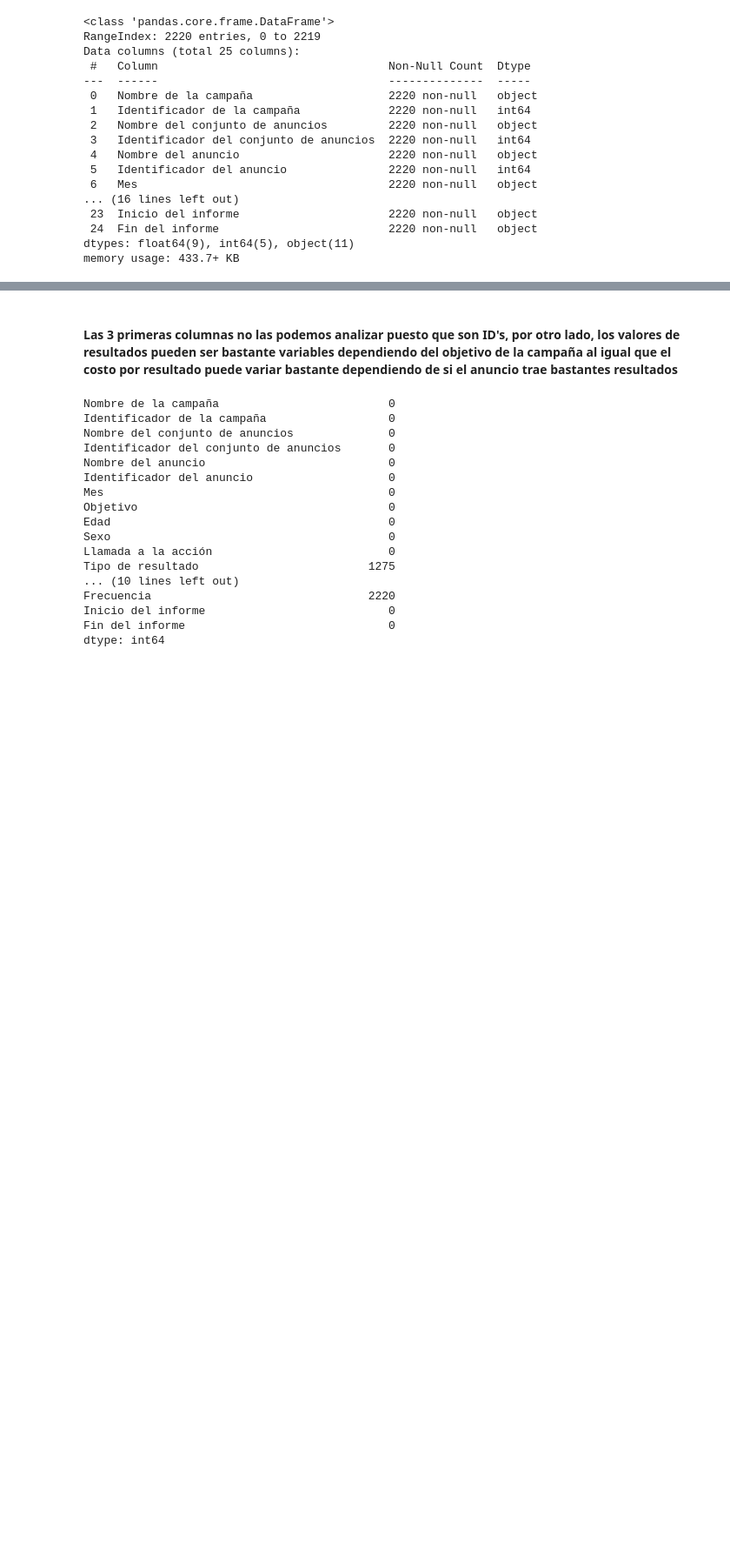
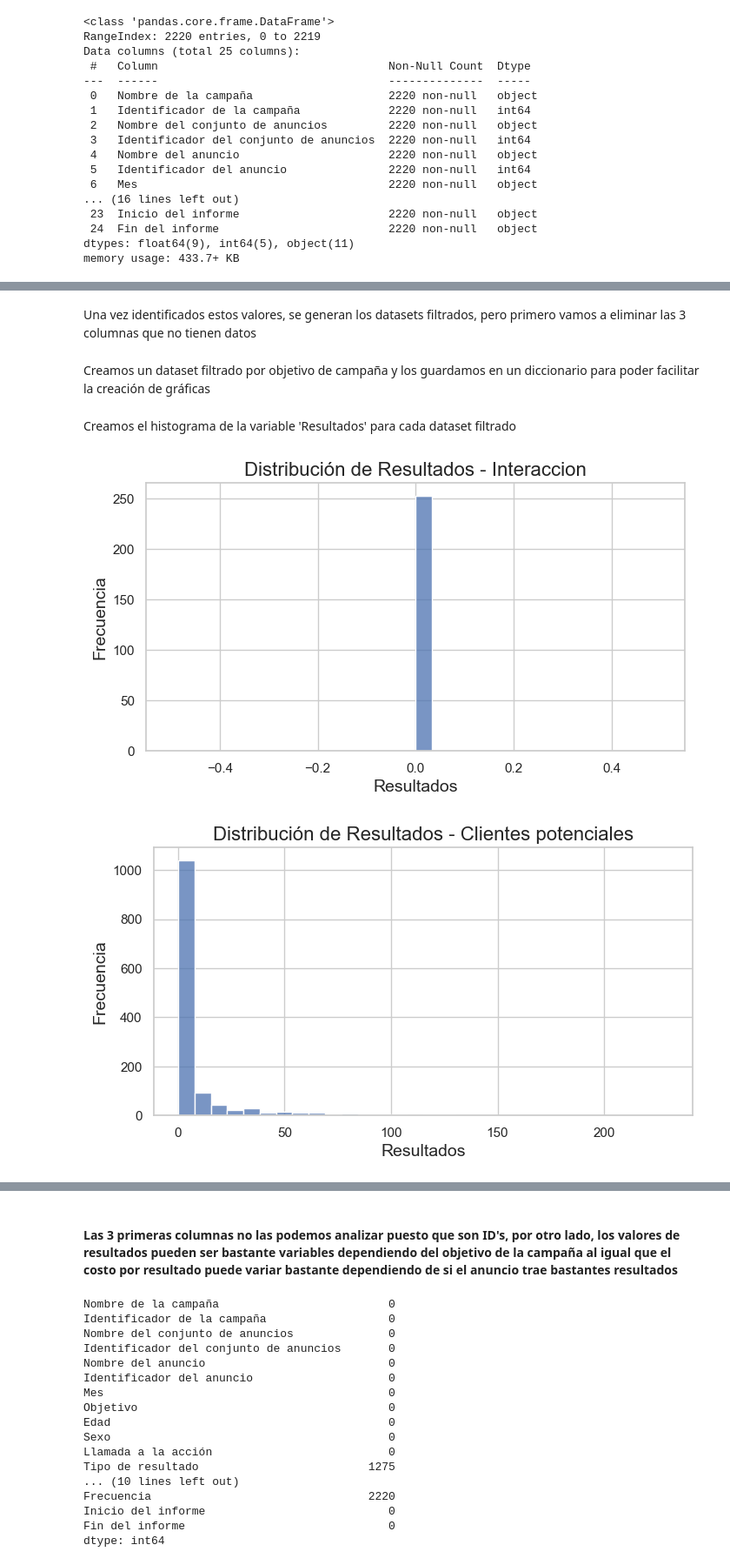
Before and after one commit to andresmaufer03/Proyecto-EDA, a Jupyter notebook: Meta Análisis/EDAMeta.ipynb, the cells around one changed output, grey strips where cells are left out. Shown at 87% size. Saved outputs shown, nothing was run; the diff lists cells and outputs as text; code cells hidden in the pictures; blank space fills up the shorter version.

```diff
--- a/Meta Análisis/EDAMeta.ipynb
+++ b/Meta Análisis/EDAMeta.ipynb
@@ -107,0 +233,32 @@ df_meta.describe()
+# %% [markdown]
+Una vez identificados estos valores, se generan los datasets filtrados, pero primero vamos a eliminar las 3 columnas que no tienen datos
+# %%
+df_meta = df_meta.drop(columns=['Alcance', 'Conversaciones con mensajes iniciadas','Frecuencia'], errors = 'ignore')
+# %% [markdown]
+Creamos un dataset filtrado por objetivo de campaña y los guardamos en un diccionario para poder facilitar la creación de gráficas
+# %%
+df_interaccion = df_meta[df_meta['Objetivo'] == 'OUTCOME_ENGAGEMENT']
+df_leads = df_meta[df_meta['Objetivo'] == 'OUTCOME_LEADS']
+df_ventas = df_meta[df_meta['Objetivo'] == 'OUTCOME_SALES']
+df_reconocimiento = df_meta[df_meta['Objetivo'] == 'OUTCOME_AWARENESS']
+df_clics = df_meta[df_meta['Objetivo'] == 'LINK_CLICKS']
+dfs = {
+    'Interaccion': df_interaccion,
+    'Clientes potenciales': df_leads,
+    'Ventas': df_ventas,
+    'Reconocimiento': df_reconocimiento,
+    'Clics en enlace': df_clics
+}
+# %% [markdown]
+Creamos el histograma de la variable 'Resultados' para cada dataset filtrado
+# %%
+for objetivo, df in dfs.items():
+    plt.figure(figsize=(8,4))
+    sns.histplot(df['Resultados'], bins=30, kde=False)
+    plt.title(f"Distribución de Resultados - {objetivo}")
+    plt.xlabel("Resultados")
+    plt.ylabel("Frecuencia")
+    plt.show()
+# %% [output]
+[figure, added]
+[figure, added]
```
Also changed, not shown: parts of 32 cells of this notebook.
